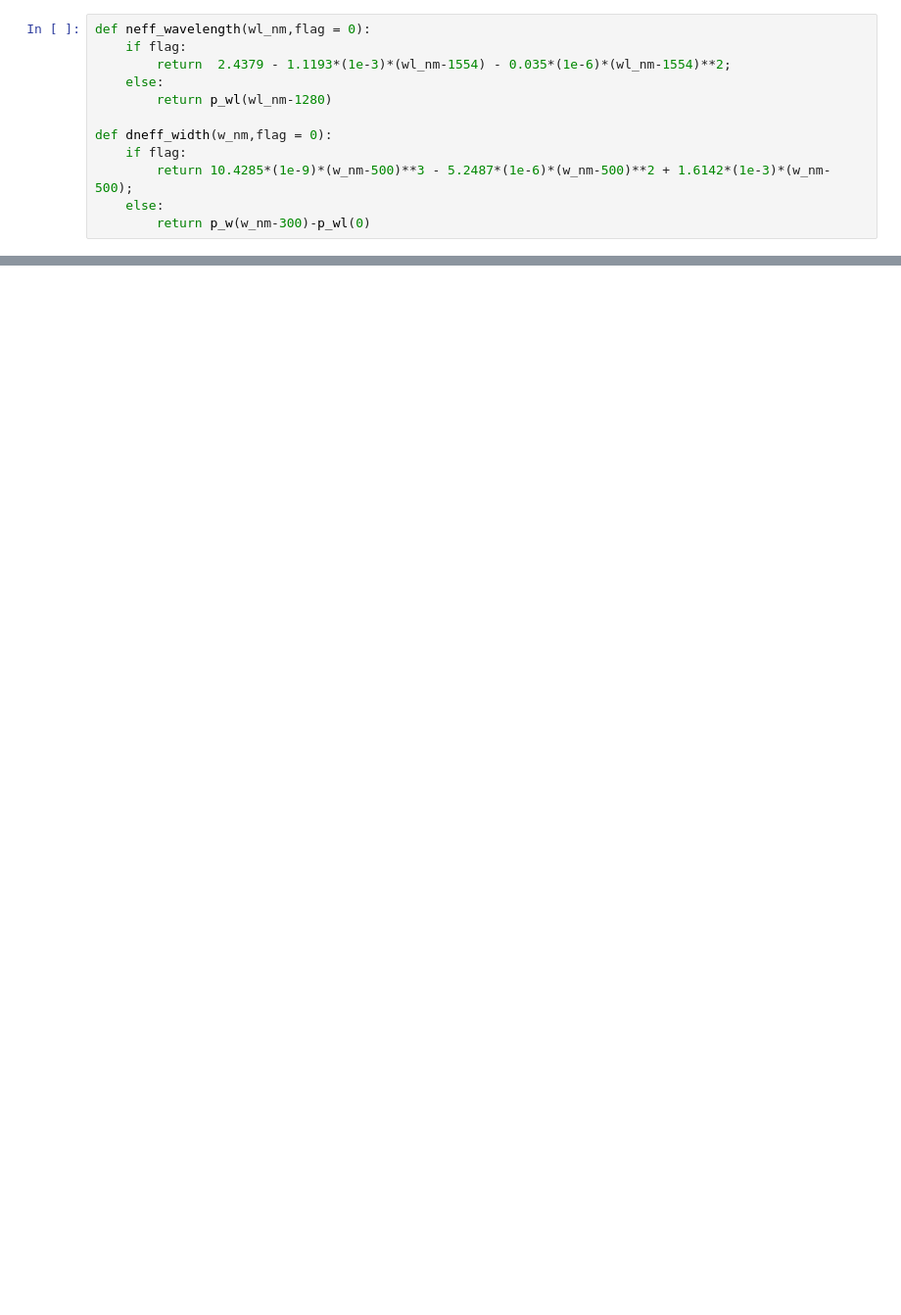
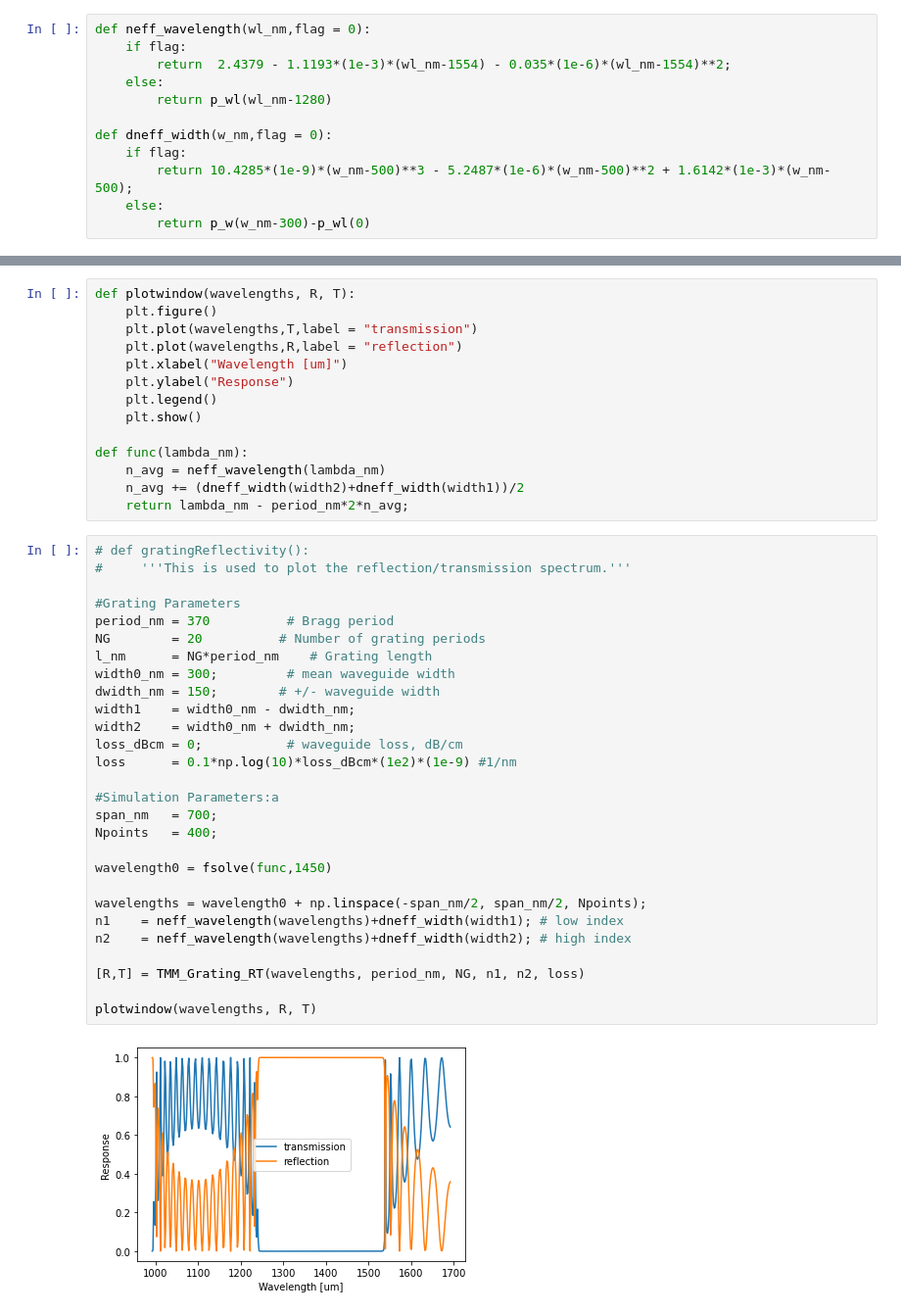
Before and after one commit to polnops/mode_overlap, a Jupyter notebook: transfer_matrix.ipynb, the cells around one changed output, grey strips where cells are left out. Shown: that part at 98% size. Drawn from its saved outputs; the diff is of its cells as text; blank space fills up the shorter version.

```diff
--- a/transfer_matrix.ipynb
+++ b/transfer_matrix.ipynb
@@ -315,0 +309,44 @@ NameError: name 'p_wl' is not defined
+# %%
+def plotwindow(wavelengths, R, T):
+    plt.figure()
+    plt.plot(wavelengths,T,label = "transmission")
+    plt.plot(wavelengths,R,label = "reflection")
+    plt.xlabel("Wavelength [um]")
+    plt.ylabel("Response")
+    plt.legend()
+    plt.show()
+
+def func(lambda_nm):
+    n_avg = neff_wavelength(lambda_nm)
+    n_avg += (dneff_width(width2)+dneff_width(width1))/2
+    return lambda_nm - period_nm*2*n_avg;
+# %%
+# def gratingReflectivity():
+#     '''This is used to plot the reflection/transmission spectrum.'''
+
+#Grating Parameters
+period_nm = 370          # Bragg period
+NG        = 20          # Number of grating periods
+l_nm      = NG*period_nm    # Grating length
+width0_nm = 300;         # mean waveguide width
+dwidth_nm = 150;        # +/- waveguide width
+width1    = width0_nm - dwidth_nm;
+width2    = width0_nm + dwidth_nm;
+loss_dBcm = 0;           # waveguide loss, dB/cm
+loss      = 0.1*np.log(10)*loss_dBcm*(1e2)*(1e-9) #1/nm
+
+#Simulation Parameters:a
+span_nm   = 700;
+Npoints   = 400;
+
+wavelength0 = fsolve(func,1450)
+
+wavelengths = wavelength0 + np.linspace(-span_nm/2, span_nm/2, Npoints);
+n1    = neff_wavelength(wavelengths)+dneff_width(width1); # low index
+n2    = neff_wavelength(wavelengths)+dneff_width(width2); # high index
+
+[R,T] = TMM_Grating_RT(wavelengths, period_nm, NG, n1, n2, loss)
+
+plotwindow(wavelengths, R, T)
+# %% [output]
+[figure, added]
```
Also changed, not shown: parts of 7 cells of this notebook.
